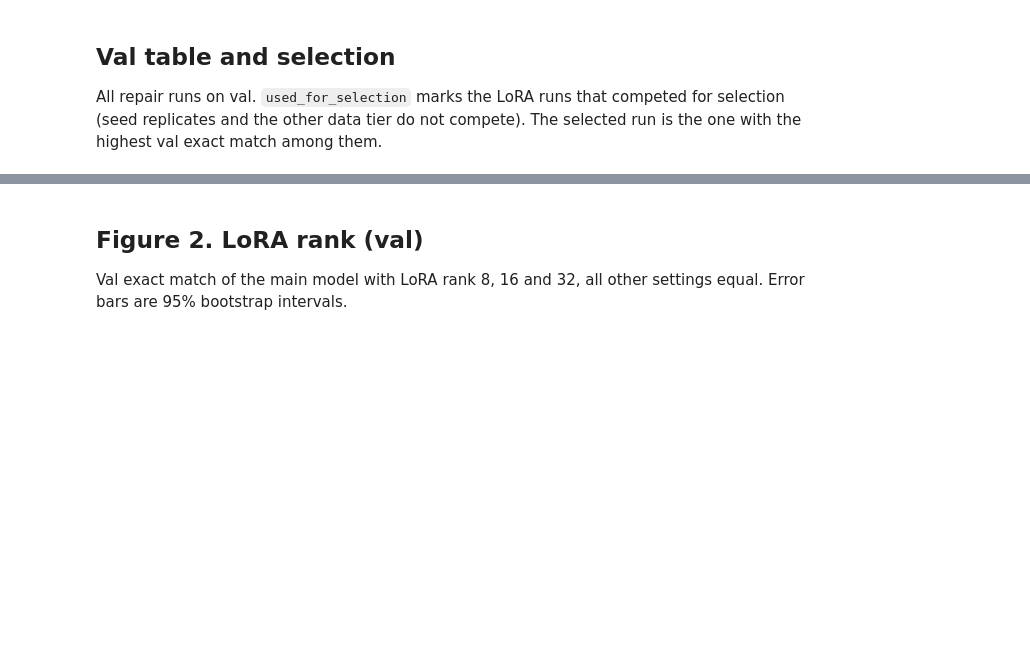
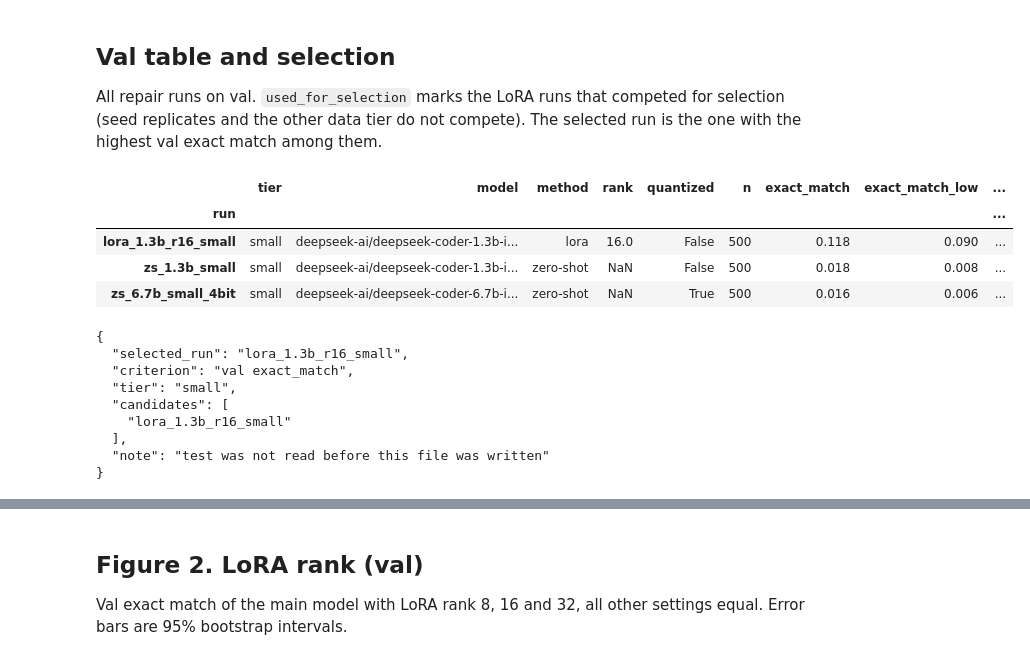
Before and after one commit to zhaqsylyqq/CodeGuard, a Jupyter notebook: notebooks/06_results.ipynb, the cells around one changed output, grey strips where cells are left out. Cells and saved outputs as stored; diff of their text form; code cells hidden in the pictures; blank space fills up the shorter version.

```diff
--- a/notebooks/06_results.ipynb
+++ b/notebooks/06_results.ipynb
@@ -77,13 +79,28 @@ exact match among them.
 # %%
 if results is None:
     print("Skipped: results/results.csv is missing; run src/make_report.py first.")
 else:
     shown = ["tier", "model", "method", "rank", "quantized", "n", "exact_match", "exact_match_low",
-             "exact_match_high", "localized", "direction_correct", "parse_ok", "changed", "bleu", "copy_bleu",
+             "exact_match_high", "localized", "localized_exact", "direction_correct", "parse_ok", "changed", "bleu", "copy_bleu",
              "used_for_selection", "selected"]
     display(val[shown].sort_values(["tier", "exact_match"], ascending=[True, False]).round(4))
     print(json.dumps({k: selection[k] for k in ("selected_run", "criterion", "tier", "candidates", "note")},
                      indent=2))
+# %% [output]
+|  | tier | model | method | rank | quantized | n | exact_match | exact_match_low | ... |
+| run |  |  |  |  |  |  |  |  | ... |
+| lora_1.3b_r16_small | small | deepseek-ai/deepseek-coder-1.3b-i... | lora | 16.0 | False | 500 | 0.118 | 0.090 | ... |
+| zs_1.3b_small | small | deepseek-ai/deepseek-coder-1.3b-i... | zero-shot | NaN | False | 500 | 0.018 | 0.008 | ... |
+| zs_6.7b_small_4bit | small | deepseek-ai/deepseek-coder-6.7b-i... | zero-shot | NaN | True | 500 | 0.016 | 0.006 | ... |
+{
+  "selected_run": "lora_1.3b_r16_small",
+  "criterion": "val exact_match",
+  "tier": "small",
+  "candidates": [
+    "lora_1.3b_r16_small"
+  ],
+  "note": "test was not read before this file was written"
+}
 # %% [markdown]
 ## Figure 1. Headline: test
 
```
Also changed, not shown: parts of 12 cells of this notebook, 14 other files.
